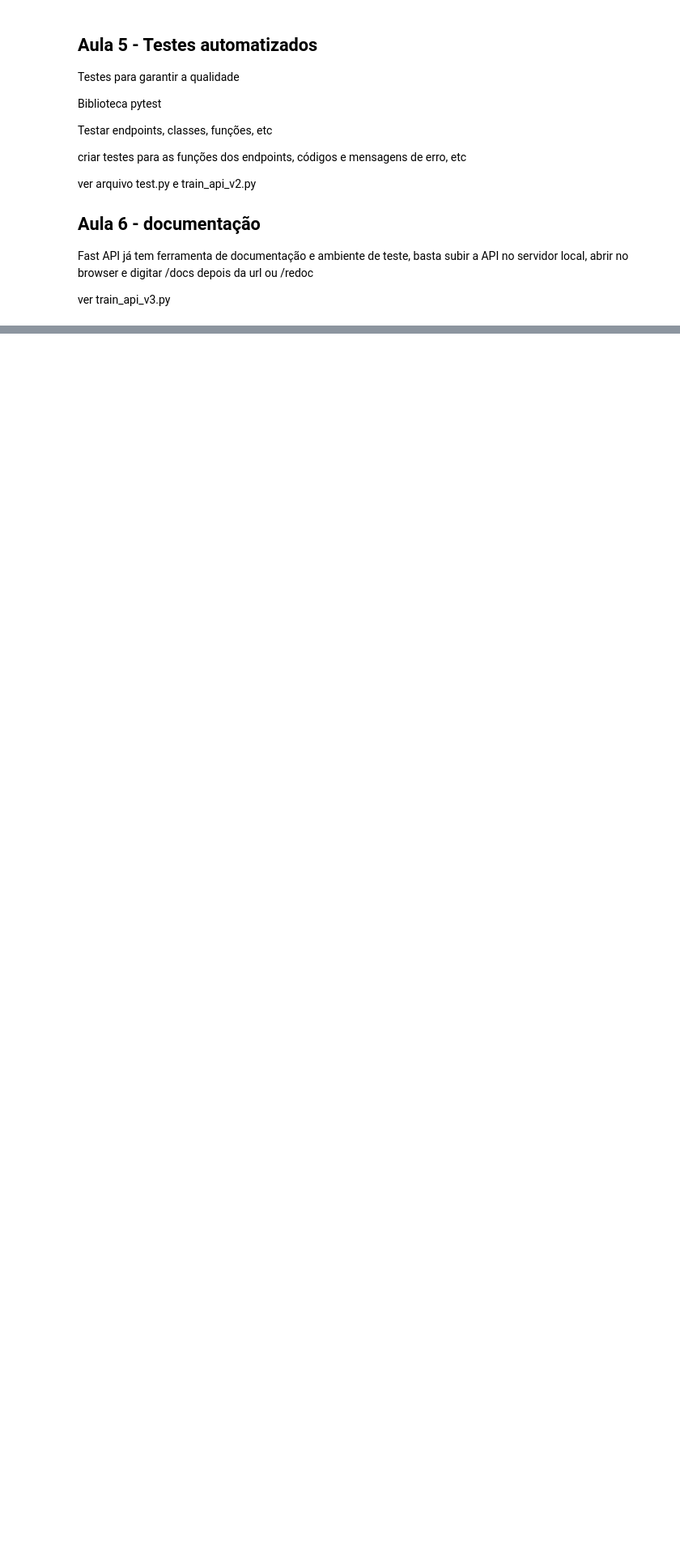
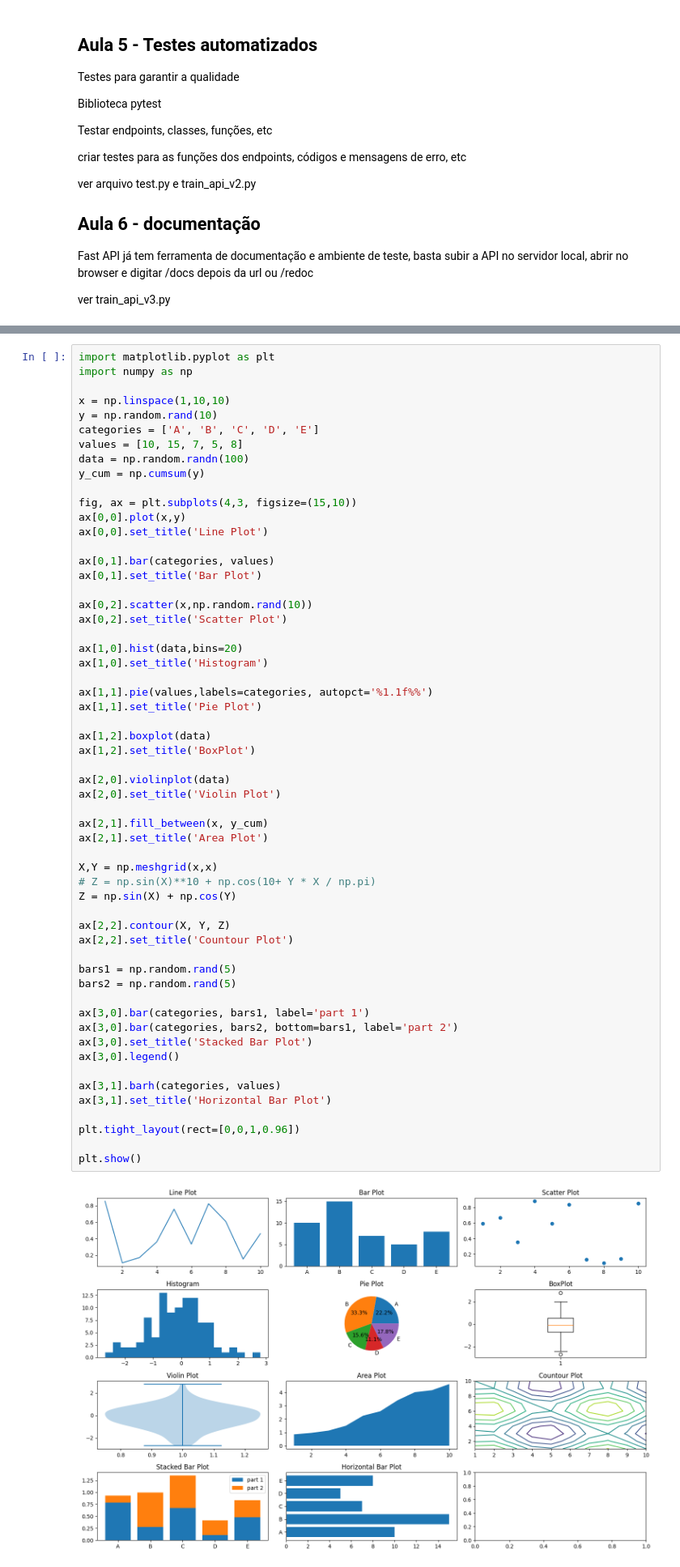
Before and after one commit to realdanizilla/ML-AI-Developer, a Jupyter notebook: Python/Notes Python.ipynb, the cells around one changed output, grey strips where cells are left out. Shown at 81% size. Saved outputs shown, nothing was run; the diff lists cells and outputs as text; blank space fills up the shorter version.

```diff
--- a/Python/Notes Python.ipynb
+++ b/Python/Notes Python.ipynb
@@ -1339,0 +1433,59 @@ ver train_api_v3.py
+# %%
+import matplotlib.pyplot as plt
+import numpy as np
+
+x = np.linspace(1,10,10)
+y = np.random.rand(10)
+categories = ['A', 'B', 'C', 'D', 'E']
+values = [10, 15, 7, 5, 8]
+data = np.random.randn(100)
+y_cum = np.cumsum(y)
+
+fig, ax = plt.subplots(4,3, figsize=(15,10))
+ax[0,0].plot(x,y)
+ax[0,0].set_title('Line Plot')
+
+ax[0,1].bar(categories, values)
+ax[0,1].set_title('Bar Plot')
+
+ax[0,2].scatter(x,np.random.rand(10))
+ax[0,2].set_title('Scatter Plot')
+
+ax[1,0].hist(data,bins=20)
+ax[1,0].set_title('Histogram')
+
+ax[1,1].pie(values,labels=categories, autopct='%1.1f%%')
+ax[1,1].set_title('Pie Plot')
+
+ax[1,2].boxplot(data)
+ax[1,2].set_title('BoxPlot')
+
+ax[2,0].violinplot(data)
+ax[2,0].set_title('Violin Plot')
+
+ax[2,1].fill_between(x, y_cum)
+ax[2,1].set_title('Area Plot')
+
+X,Y = np.meshgrid(x,x)
+# Z = np.sin(X)**10 + np.cos(10+ Y * X / np.pi)
+Z = np.sin(X) + np.cos(Y)
+
+ax[2,2].contour(X, Y, Z)
+ax[2,2].set_title('Countour Plot')
+
+bars1 = np.random.rand(5)
+bars2 = np.random.rand(5)
+
+ax[3,0].bar(categories, bars1, label='part 1')
+ax[3,0].bar(categories, bars2, bottom=bars1, label='part 2')
+ax[3,0].set_title('Stacked Bar Plot')
+ax[3,0].legend()
+
+ax[3,1].barh(categories, values)
+ax[3,1].set_title('Horizontal Bar Plot')
+
+plt.tight_layout(rect=[0,0,1,0.96])
+
+plt.show()
+# %% [output]
+[figure, added]
```
Also changed, not shown: parts of 19 cells of this notebook, 4 other files.
